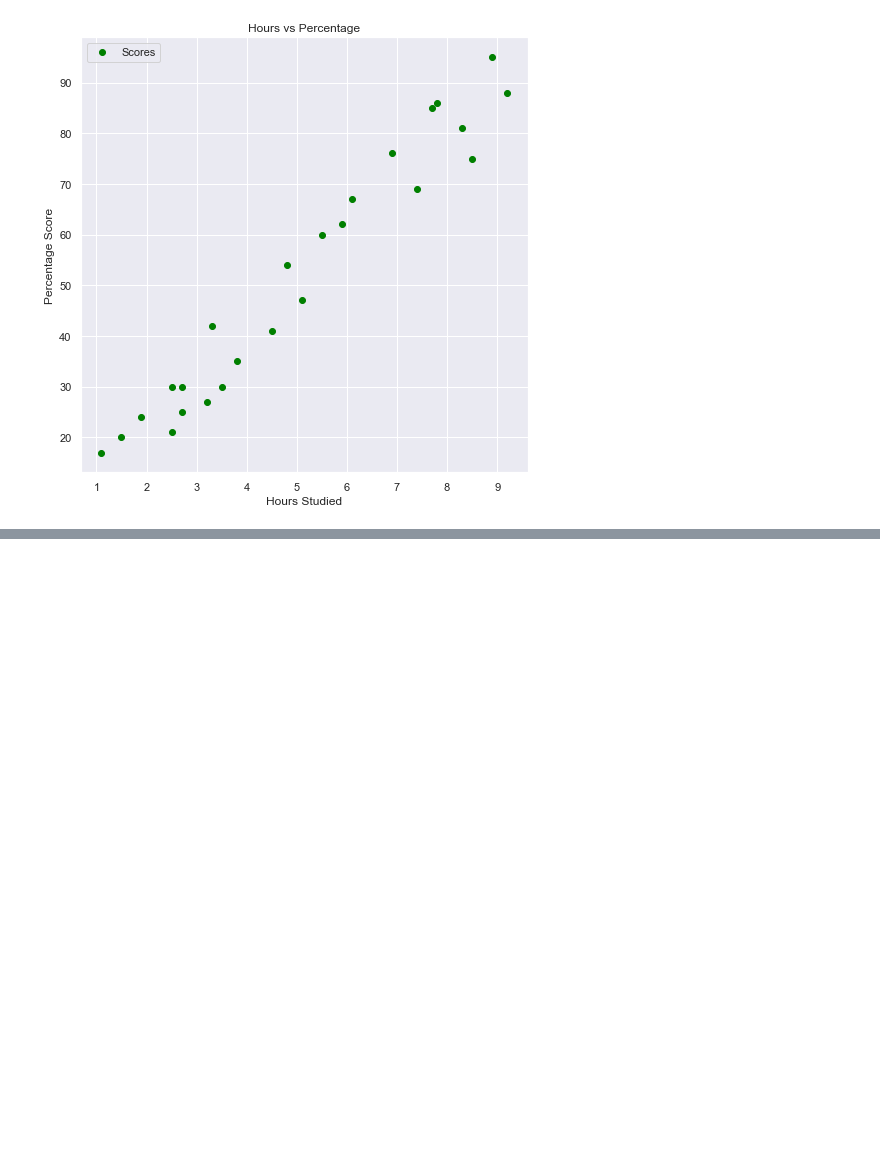
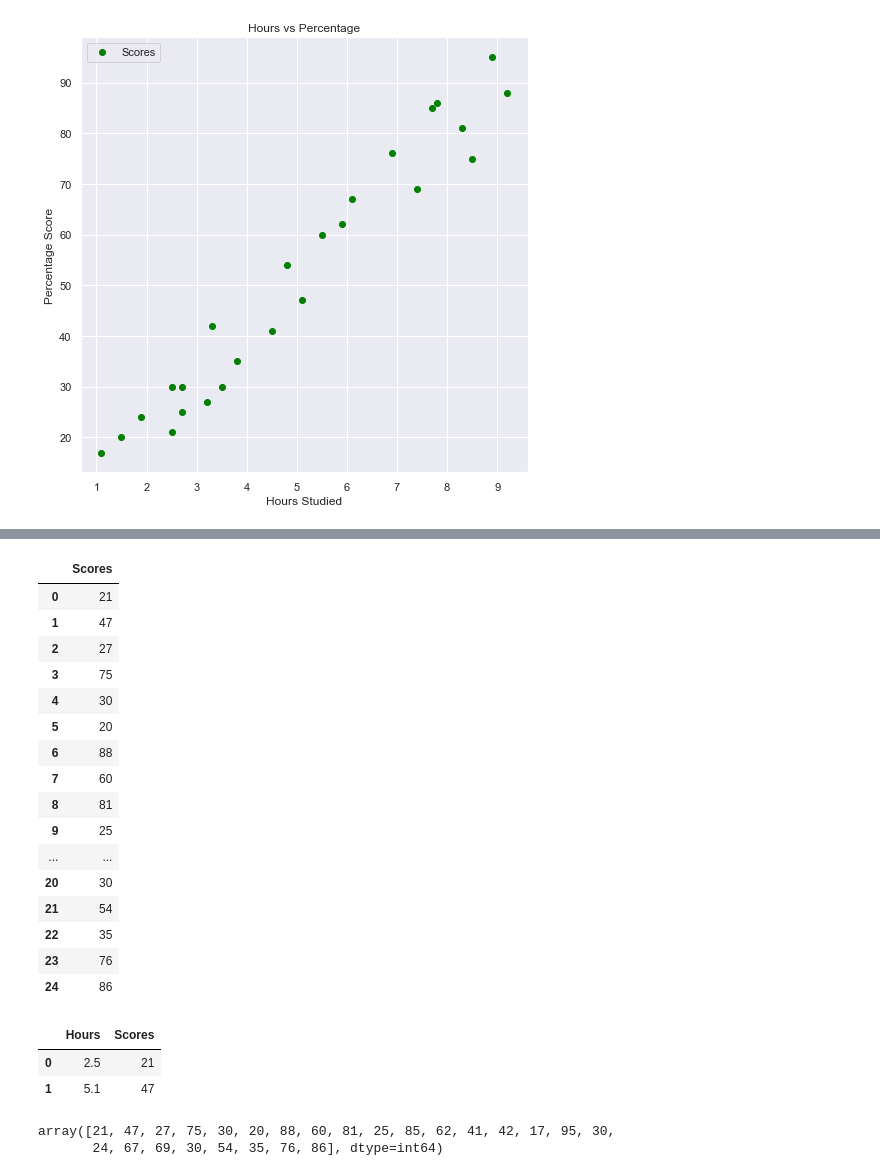
Before and after one commit to Rasel-25/ML, a Jupyter notebook: Classification/GRIP_Task/Study_Hours.ipynb, the cells around one changed output, grey strips where cells are left out. Drawn from its saved outputs; the diff is of its cells as text; code cells hidden in the pictures; blank space fills up the shorter version.

```diff
--- a/Classification/GRIP_Task/Study_Hours.ipynb
+++ b/Classification/GRIP_Task/Study_Hours.ipynb
@@ -72,0 +127,27 @@ plt.show()
+# %%
+target=data[['Scores']] # target value
+target
+# %% [output]
+|  | Scores |
+| 0 | 21 |
+| 1 | 47 |
+| 2 | 27 |
+| 3 | 75 |
+| 4 | 30 |
+| 5 | 20 |
+| 6 | 88 |
+| 7 | 60 |
+| 8 | 81 |
+| 9 | 25 |
+| ... | ... |
+| 20 | 30 |
+| 21 | 54 |
+| 22 | 35 |
+| 23 | 76 |
+| 24 | 86 |
+# %%
+data.head(2)
+# %% [output]
+|  | Hours | Scores |
+| 0 | 2.5 | 21 |
+| 1 | 5.1 | 47 |
@@ -72,0 +157,6 @@ plt.show()
+# %%
+y = data.iloc[:, 1].values
+y
+# %% [output]
+array([21, 47, 27, 75, 30, 20, 88, 60, 81, 25, 85, 62, 41, 42, 17, 95, 30,
+       24, 67, 69, 30, 54, 35, 76, 86], dtype=int64)
```
Also changed, not shown: parts of 14 cells of this notebook.
